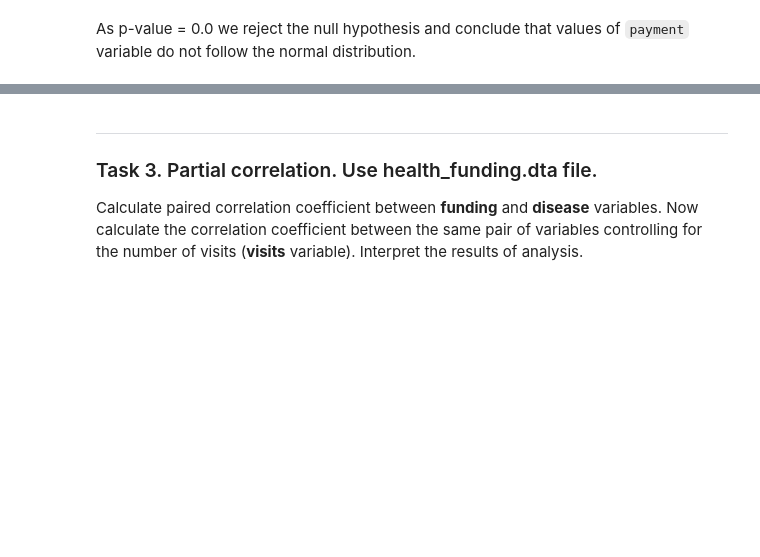
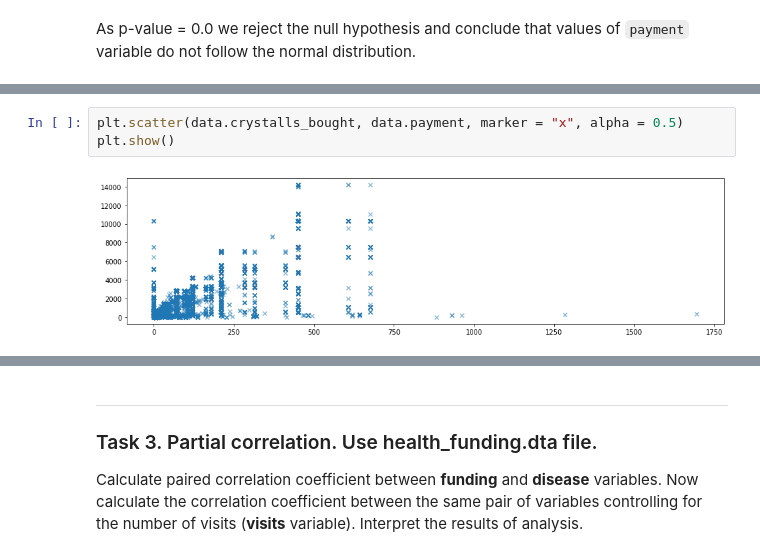
Before and after one commit to Mist3r-R/da-hse-sse-2020, a Jupyter notebook: 08.02_Rogovets.ipynb, the cells around one changed output, grey strips where cells are left out. Drawn from its saved outputs; the diff is of its cells as text; blank space fills up the shorter version.

```diff
--- a/08.02_Rogovets.ipynb
+++ b/08.02_Rogovets.ipynb
@@ -64,0 +74,5 @@ Calculate an appropriate correlation coefficient between three pairs of variable
+# %%
+plt.scatter(data.crystalls_bought, data.payment, marker = "x", alpha = 0.5)
+plt.show()
+# %% [output]
+[figure, added]
```
Also changed, not shown: parts of 4 cells of this notebook.
